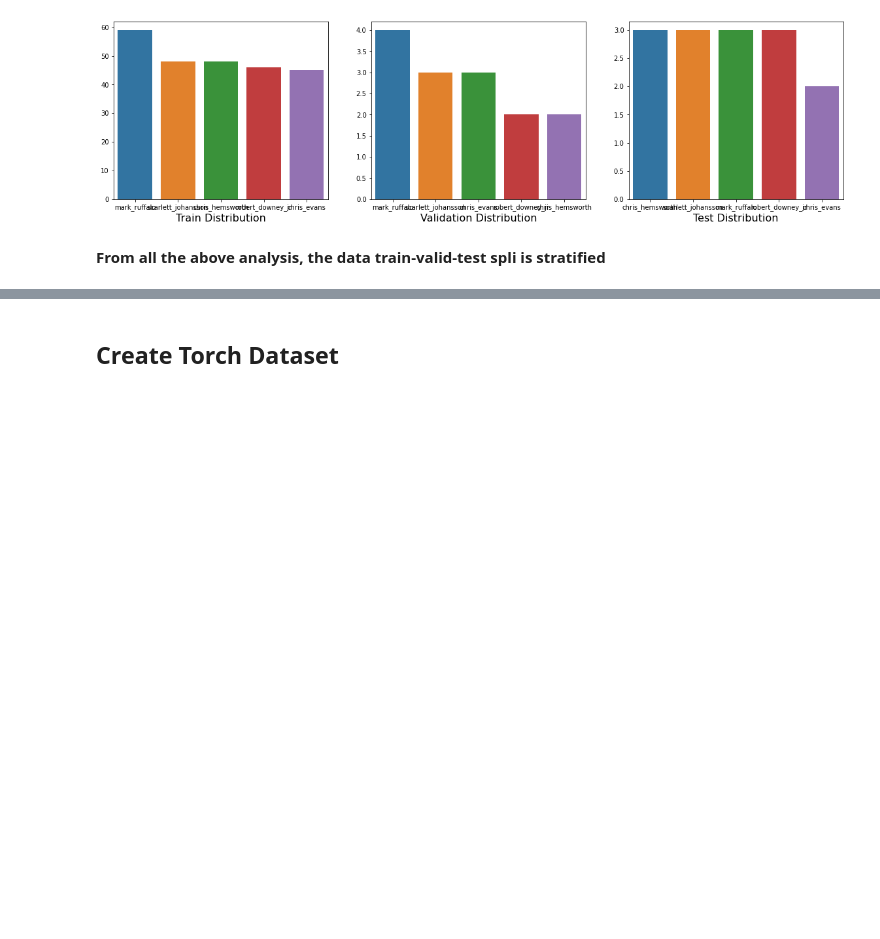
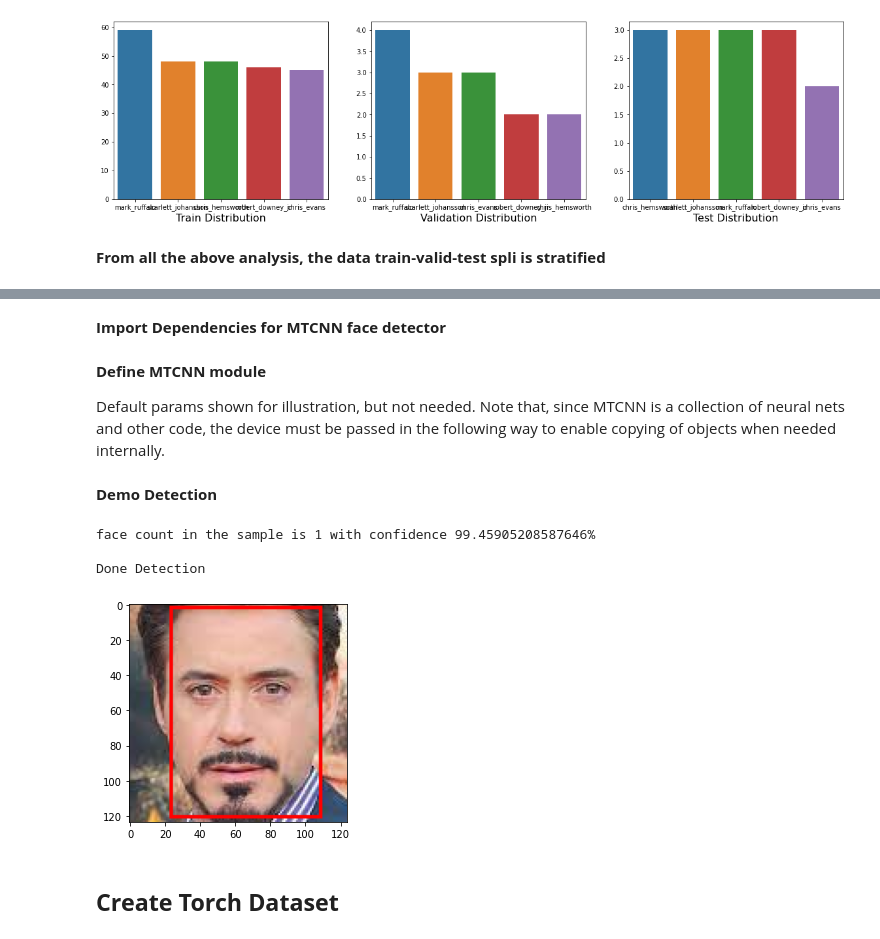
Before and after one commit to sayan0506/Face-Recognition-pipeline-using-SOTA-ArcFace, a Jupyter notebook: Face_recognition_using_arcface.ipynb, the cells around one changed output, grey strips where cells are left out. Saved outputs shown, nothing was run; the diff lists cells and outputs as text; code cells hidden in the pictures; blank space fills up the shorter version.

```diff
--- a/Face_recognition_using_arcface.ipynb
+++ b/Face_recognition_using_arcface.ipynb
@@ -293,0 +310,2 @@ distribution_vis_check(train_df['Label'].value_counts(), valid_df['Label'].value
+# %% [markdown]
+**Import Dependencies for MTCNN face detector**
@@ -294,3 +314,44 @@ distribution_vis_check(train_df['Label'].value_counts(), valid_df['Label'].value
+# %% [markdown]
+**Define MTCNN module**
+
+Default params shown for illustration, but not needed. Note that, since MTCNN is a collection of neural nets and other code, the device must be passed in the following way to enable copying of objects when needed internally.
+# %%
+# face detector object
+# using default reshaped face size = (160,160)
+mtcnn = MTCNN(
+    image_size=160, margin=0, min_face_size=20,
+    thresholds=[0.6, 0.7, 0.7], factor=0.709, post_process=True,
+    device=config.device
+)
+# %% [markdown]
+**Demo Detection**
+# %%
+sample_img = 'robert_downey_jr9.png'
+
+# read using PIL library, else ImagDraw will not work here
+img = Image.open(os.path.join(config.imgs_folder, 'robert_downey_jr', sample_img))
+
+# detect faces
+boxes, prob = mtcnn.detect(img)
+
+# draw faces
+img_draw = img.copy()
+
+# define draw object to draw on the image
+draw = ImageDraw.Draw(img_draw)
+for box in boxes:
+  draw.rectangle(box.tolist(), outline = (255,0,0), width = 2)
+print(f'face count in the sample is {len(boxes)} with confidence {prob[0]*100}%')
+
+print('\nDone Detection')
+
+plt.imshow(img_draw)
+plt.show()
+# %% [output]
+face count in the sample is 1 with confidence 99.45905208587646%
+
+Done Detection
+[figure, added]
 # %% [markdown]
 ## **Create Torch Dataset**
 # %% [markdown]
```
Also changed, not shown: parts of 17 cells of this notebook.
